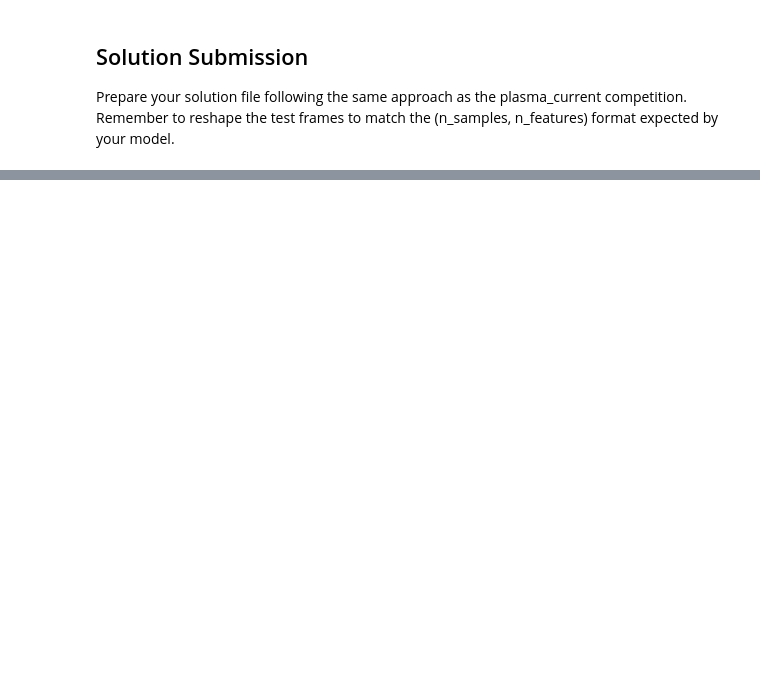
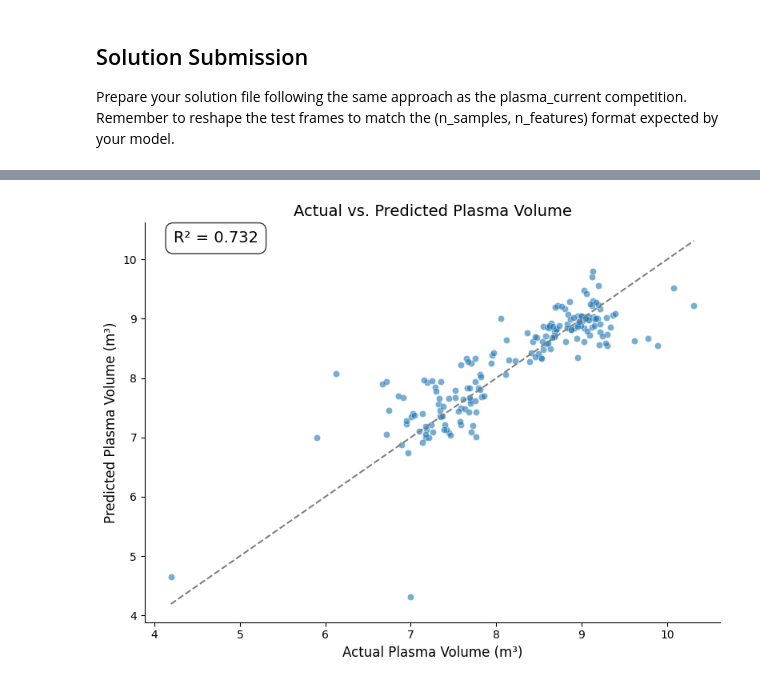
Before and after one commit to Simon-McIntosh/data-science-challenges, a Jupyter notebook: notebooks/MAST Plasma Volume.ipynb, the cells around one changed output, grey strips where cells are left out. Saved outputs shown, nothing was run; the diff lists cells and outputs as text; code cells hidden in the pictures; blank space fills up the shorter version.

```diff
--- a/notebooks/MAST Plasma Volume.ipynb
+++ b/notebooks/MAST Plasma Volume.ipynb
@@ -73,7 +75,7 @@ except FileNotFoundError:
 **Important:** The camera images have dimensions (shot_id, height, width). You must reshape this data to follow the (n_samples, n_features) format required by scikit-learn. After reshaping, you can split the data using standard techniques.
 # %%
 X = train.frame.values.reshape(train.sizes["shot_id"], -1)
-y = train.plasma_volume
+y = train.volume
 
 X_train, X_test, y_train, y_test = sklearn.model_selection.train_test_split(
     X, y, test_size=0.3, random_state=7
@@ -94,11 +96,8 @@ pipeline = sklearn.pipeline.make_pipeline(
 
 With the preprocessing pipeline in place, fit the model to your training data and evaluate its performance on the test set.
 # %%
-try:
-    pipeline.fit(X_train, y_train)
-    y_predict = pipeline.predict(X_test)
-    R2 = sklearn.metrics.r2_score(y_test, y_predict)
-    print(f"model R2 {R2:1.3f}")
-except NameError:
-    print("Training data not available. Dataset must be loaded first.")
+pipeline.fit(X_train, y_train)
+y_predict = pipeline.predict(X_test)
+R2 = sklearn.metrics.r2_score(y_test, y_predict)
+print(f"model R2 {R2:1.3f}")
 # %% [output]
@@ -155,0 +171,45 @@ best_solution.to_csv(path / "optimized_regression.csv")
+# %%
+# Visualize model performance using seaborn
+plt.figure(figsize=(8, 6))
+
+# Create a DataFrame with actual and predicted values for easy plotting
+results_df = pd.DataFrame({
+    'Actual': y_test,
+    'Predicted': y_predict_best
+})
+
+sns.scatterplot(
+    x='Actual',
+    y='Predicted',
+    data=results_df,
+    alpha=0.6,
+    )
+
+# Add perfect prediction line (y=x)
+plt.plot(
+    [results_df['Actual'].min(), results_df['Actual'].max()],
+    [results_df['Actual'].min(), results_df['Actual'].max()],
+    '--',
+    color='gray'
+)
+
+# Annotate with R2 score
+plt.annotate(
+    f'R² = {R2_best:.3f}',
+    xy=(0.05, 0.95),
+    xycoords='axes fraction',
+    fontsize=14,
+    bbox=dict(boxstyle='round,pad=0.5', facecolor='white', alpha=0.8)
+)
+
+# Set labels and title
+plt.xlabel('Actual Plasma Volume (m³)', fontsize=12)
+plt.ylabel('Predicted Plasma Volume (m³)', fontsize=12)
+plt.title('Actual vs. Predicted Plasma Volume', fontsize=14)
+sns.despine()
+plt.tight_layout()
+
+# Show the plot
+plt.show()
+# %% [output]
+[figure, added]
```
Also changed, not shown: parts of 5 cells of this notebook, 9 other files.
